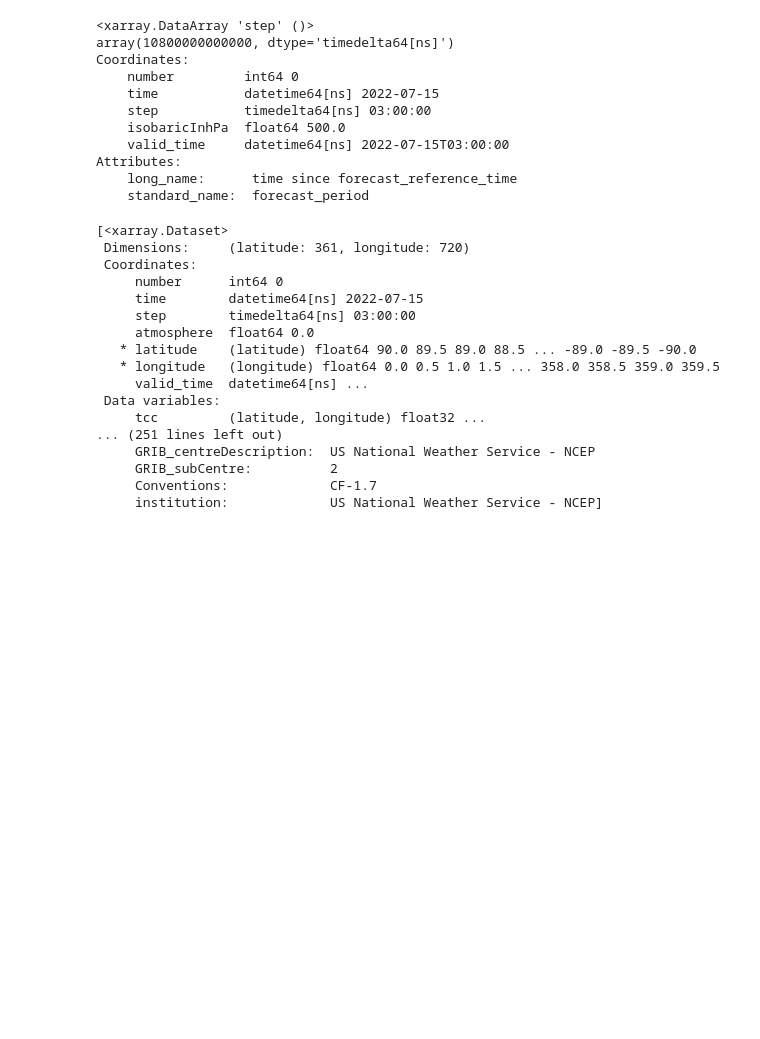
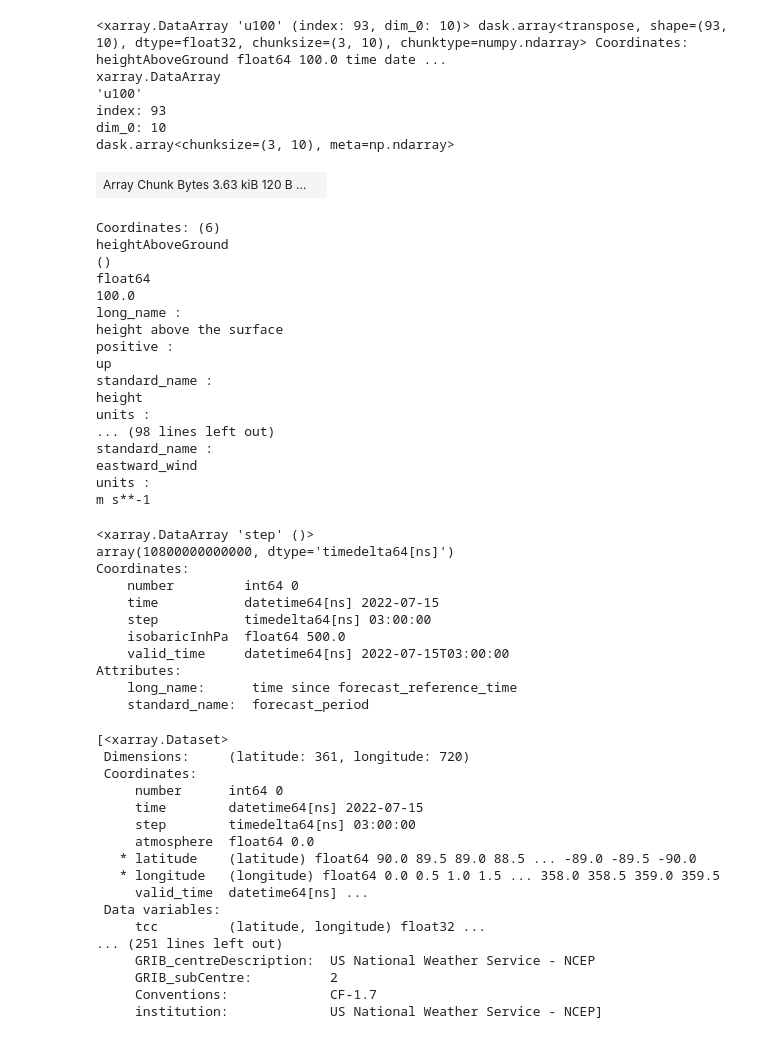
Before and after one commit to lucien-sim/kerchunk_gefs, a Jupyter notebook: notebooks/multifile_gfs.ipynb, the cells around one changed output. Saved outputs shown, nothing was run; the diff lists cells and outputs as text; code cells hidden in the pictures; blank space fills up the shorter version.

```diff
--- a/notebooks/multifile_gfs.ipynb
+++ b/notebooks/multifile_gfs.ipynb
@@ -112,13 +114,15 @@ class GEFSKerchunk:
         Returns:
             dask.distributed.Client: Dask client with n_workers workers.
         """
+
         if self.local_json:
             cluster = dask.distributed.LocalCluster(n_workers=n_workers)
         else:
             raise NotImplementedError
+
         return dask.distributed.Client(cluster)
 
-    def _get_remote_files(self, test: bool = True) -> list:
+    def _get_remote_files(self, test: bool = False) -> list:
         """Get list of s3 grib files in model run.
 
         Args:
@@ -253,14 +257,13 @@ class GEFSKerchunk:
         return ds
 # %%
 loader = GEFSKerchunk(
-    run_date=pd.Timestamp.today(tz='UTC'),
+    run_date=pd.to_datetime('2022-07-15'),
     cycle='00',
     var_class='pgrb2bp5',
     type_of_level='heightAboveGround',
     level=100,
     local_json=True
 )
-loader._combine_json()
 ds = loader.open_dataset().chunk(chunks={'number': 1})
 
 ds
@@ -354,0 +372,33 @@ US National Weather Service - NCEP
+# %%
+interped = ds['u100'].interp(
+    longitude=xr.DataArray(data=plants['longitude']),
+    latitude=xr.DataArray(data=plants['latitude']),
+)
+# %%
+interped = interped.stack(dimensions={'index': ('number', 'valid_time')}).T
+interped
+# %% [output]
+<xarray.DataArray 'u100' (index: 93, dim_0: 10)> dask.array<transpose, shape=(93, 10), dtype=float32, chunksize=(3, 10), chunktype=numpy.ndarray> Coordinates: heightAboveGround float64 100.0 time date ...
+xarray.DataArray
+'u100'
+index: 93
+dim_0: 10
+dask.array<chunksize=(3, 10), meta=np.ndarray>
+| Array Chunk Bytes 3.63 kiB 120 B ... |  |
+Coordinates: (6)
+heightAboveGround
+()
+float64
+100.0
+long_name :
+height above the surface
+positive :
+up
+standard_name :
+height
+units :
+... (98 lines left out)
+standard_name :
+eastward_wind
+units :
+m s**-1
```
Also changed, not shown: parts of 5 cells of this notebook, 1 other file.
